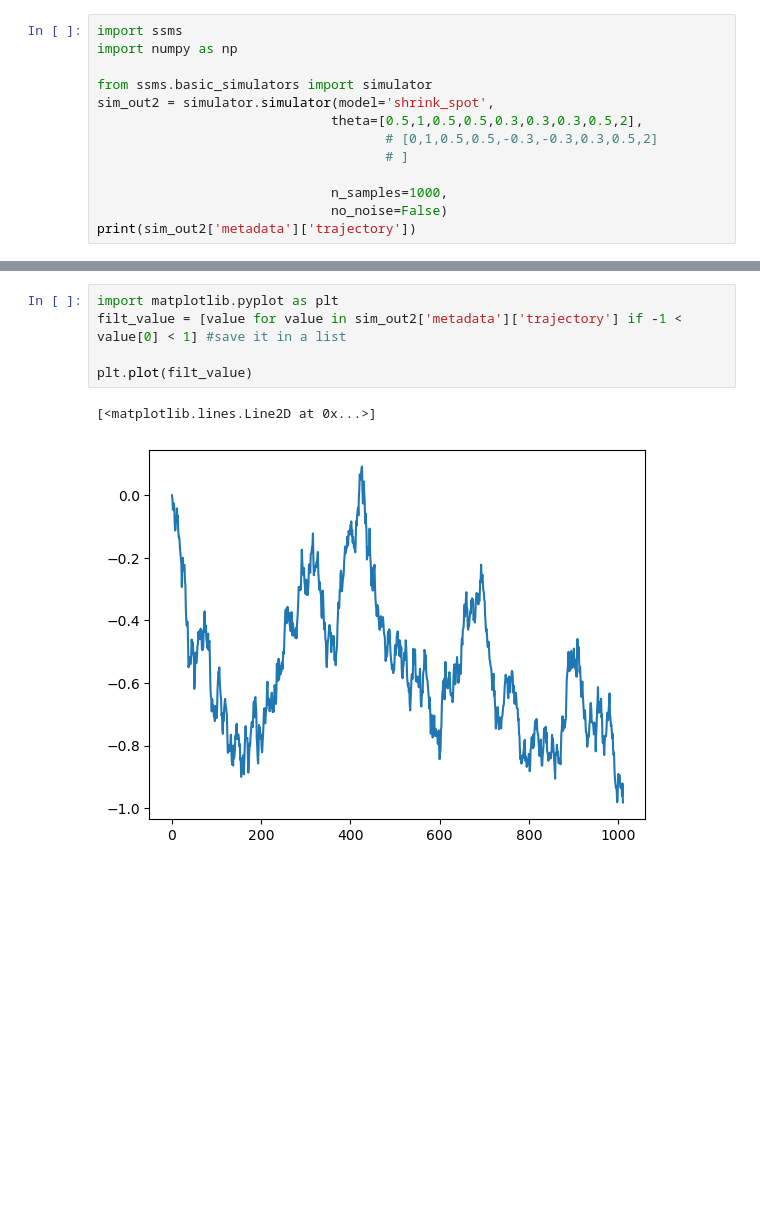
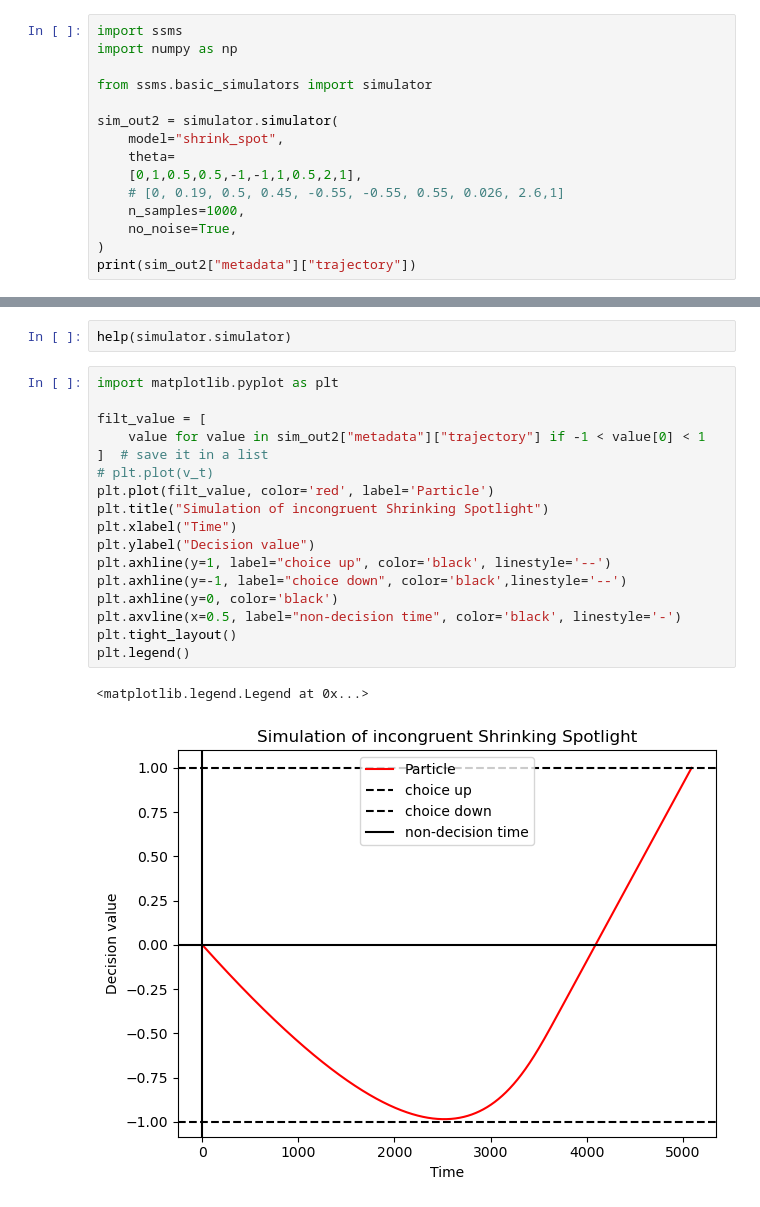
Before and after one commit to AlexanderFengler/ssm-simulators, a Jupyter notebook: ssms/basic_simulators/andrew-testing.ipynb, the cells around one changed output, grey strips where cells are left out. Saved outputs shown, nothing was run; the diff lists cells and outputs as text; blank space fills up the shorter version.

```diff
--- a/ssms/basic_simulators/andrew-testing.ipynb
+++ b/ssms/basic_simulators/andrew-testing.ipynb
@@ -124,13 +109,15 @@ import ssms
 import numpy as np
 
 from ssms.basic_simulators import simulator
-sim_out2 = simulator.simulator(model='shrink_spot',
-                              theta=[0.5,1,0.5,0.5,0.3,0.3,0.3,0.5,2],
-                                     # [0,1,0.5,0.5,-0.3,-0.3,0.3,0.5,2]
-                                     # ]
 
-                              n_samples=1000,
-                              no_noise=False)
-print(sim_out2['metadata']['trajectory'])
+sim_out2 = simulator.simulator(
+    model="shrink_spot",
+    theta=
+    [0,1,0.5,0.5,-1,-1,1,0.5,2,1],
+    # [0, 0.19, 0.5, 0.45, -0.55, -0.55, 0.55, 0.026, 2.6,1]
+    n_samples=1000,
+    no_noise=True,
+)
+print(sim_out2["metadata"]["trajectory"])
 # %% [output]
 Boundary Dict: {'boundary_params': {}, 'boundary_fun': <function constant at 0x...>, 'boundary_multiplicative': True}
@@ -142,13 +134,27 @@ Boundary Dict: {'boundary_params': {}, 'boundary_fun': <function constant at 0x.
  [-9.9900000e+02]
  [-9.9900000e+02]
  [-9.9900000e+02]]
+# %%
+help(simulator.simulator)
 # %%
 import matplotlib.pyplot as plt
-filt_value = [value for value in sim_out2['metadata']['trajectory'] if -1 < value[0] < 1] #save it in a list
 
-plt.plot(filt_value)
+filt_value = [
+    value for value in sim_out2["metadata"]["trajectory"] if -1 < value[0] < 1
+]  # save it in a list
+# plt.plot(v_t)
+plt.plot(filt_value, color='red', label='Particle')
+plt.title("Simulation of incongruent Shrinking Spotlight")
+plt.xlabel("Time")
+plt.ylabel("Decision value")
+plt.axhline(y=1, label="choice up", color='black', linestyle='--')
+plt.axhline(y=-1, label="choice down", color='black',linestyle='--')
+plt.axhline(y=0, color='black')
+plt.axvline(x=0.5, label="non-decision time", color='black', linestyle='-')
+plt.tight_layout()
+plt.legend()
 # %% [output]
-[<matplotlib.lines.Line2D at 0x...>]
+<matplotlib.legend.Legend at 0x...>
-[figure, old version]
+[figure, new version]
 # %%
 from ssms.basic_simulators import simulator
```
Also changed, not shown: parts of 8 cells of this notebook, 4 other files.
